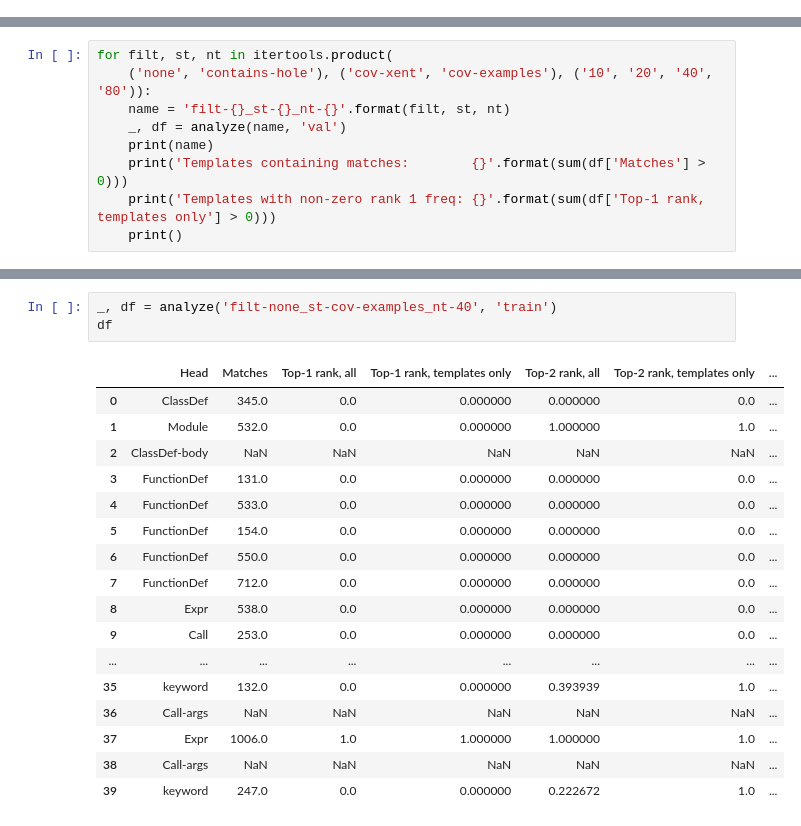
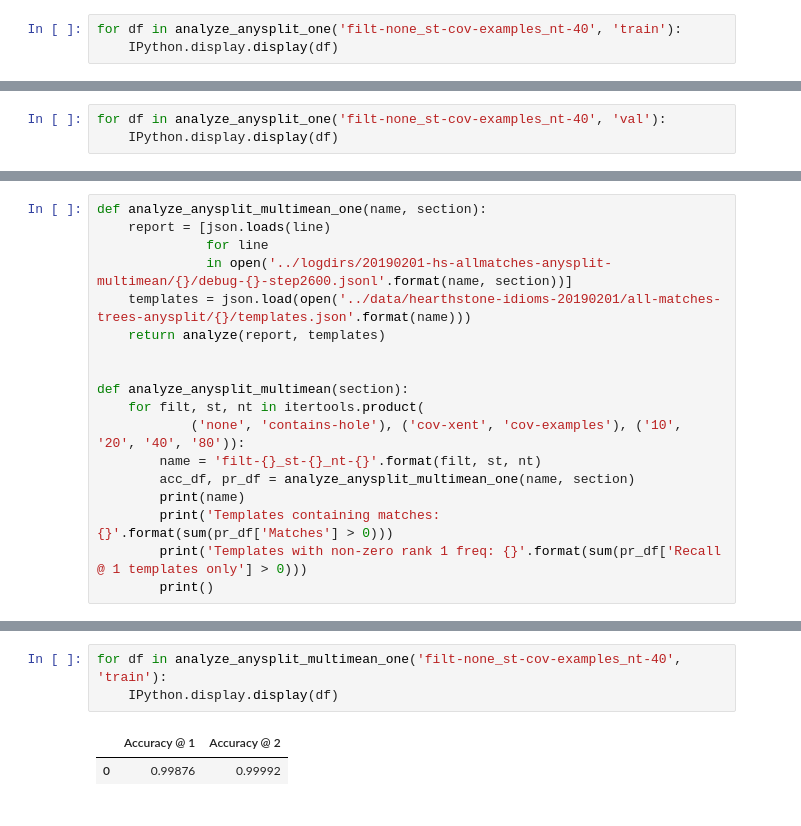
Before and after one commit to rshin/seq2struct, a Jupyter notebook: notebooks/hearthstone_idioms_multilabel.ipynb, the cells around one changed output, grey strips where cells are left out. Cells and saved outputs as stored; diff of their text form.

Commit message:
Update hearthstone_idioms_multilabel with precision

```diff
--- a/notebooks/hearthstone_idioms_multilabel.ipynb
+++ b/notebooks/hearthstone_idioms_multilabel.ipynb
@@ -89,0 +173,3 @@ Templates with non-zero rank 1 freq: 5
+# %%
+for df in analyze_anysplit_one('filt-none_st-cov-examples_nt-40', 'train'):
+    IPython.display.display(df)
@@ -89,0 +196,3 @@ Templates with non-zero rank 1 freq: 5
+# %%
+for df in analyze_anysplit_one('filt-none_st-cov-examples_nt-40', 'val'):
+    IPython.display.display(df)
@@ -90,9 +219,18 @@ Templates with non-zero rank 1 freq: 5
 # %%
-for filt, st, nt in itertools.product(
-    ('none', 'contains-hole'), ('cov-xent', 'cov-examples'), ('10', '20', '40', '80')):
-    name = 'filt-{}_st-{}_nt-{}'.format(filt, st, nt)
-    _, df = analyze(name, 'val')
-    print(name)
-    print('Templates containing matches:        {}'.format(sum(df['Matches'] > 0)))
-    print('Templates with non-zero rank 1 freq: {}'.format(sum(df['Top-1 rank, templates only'] > 0)))
-    print()
+def analyze_anysplit_multimean_one(name, section):
+    report = [json.loads(line)
+              for line
+              in open('../logdirs/20190201-hs-allmatches-anysplit-multimean/{}/debug-{}-step2600.jsonl'.format(name, section))]
+    templates = json.load(open('../data/hearthstone-idioms-20190201/all-matches-trees-anysplit/{}/templates.json'.format(name)))
+    return analyze(report, templates)
+
+
+def analyze_anysplit_multimean(section):
+    for filt, st, nt in itertools.product(
+            ('none', 'contains-hole'), ('cov-xent', 'cov-examples'), ('10', '20', '40', '80')):
+        name = 'filt-{}_st-{}_nt-{}'.format(filt, st, nt)
+        acc_df, pr_df = analyze_anysplit_multimean_one(name, section)
+        print(name)
+        print('Templates containing matches:        {}'.format(sum(pr_df['Matches'] > 0)))
+        print('Templates with non-zero rank 1 freq: {}'.format(sum(pr_df['Recall @ 1 templates only'] > 0)))
+        print()
@@ -117,22 +280,7 @@ Templates with non-zero rank 1 freq: 4
 # %%
-_, df = analyze('filt-none_st-cov-examples_nt-40', 'train')
-df
+for df in analyze_anysplit_multimean_one('filt-none_st-cov-examples_nt-40', 'train'):
+    IPython.display.display(df)
 # %% [output]
-|  | Head | Matches | Top-1 rank, all | Top-1 rank, templates only | Top-2 rank, all | Top-2 rank, templates only | ... |
-| 0 | ClassDef | 345.0 | 0.0 | 0.000000 | 0.000000 | 0.0 | ... |
-| 1 | Module | 532.0 | 0.0 | 0.000000 | 1.000000 | 1.0 | ... |
-| 2 | ClassDef-body | NaN | NaN | NaN | NaN | NaN | ... |
-| 3 | FunctionDef | 131.0 | 0.0 | 0.000000 | 0.000000 | 0.0 | ... |
-| 4 | FunctionDef | 533.0 | 0.0 | 0.000000 | 0.000000 | 0.0 | ... |
-| 5 | FunctionDef | 154.0 | 0.0 | 0.000000 | 0.000000 | 0.0 | ... |
-| 6 | FunctionDef | 550.0 | 0.0 | 0.000000 | 0.000000 | 0.0 | ... |
-| 7 | FunctionDef | 712.0 | 0.0 | 0.000000 | 0.000000 | 0.0 | ... |
-| 8 | Expr | 538.0 | 0.0 | 0.000000 | 0.000000 | 0.0 | ... |
-| 9 | Call | 253.0 | 0.0 | 0.000000 | 0.000000 | 0.0 | ... |
-| ... | ... | ... | ... | ... | ... | ... | ... |
-| 35 | keyword | 132.0 | 0.0 | 0.000000 | 0.393939 | 1.0 | ... |
-| 36 | Call-args | NaN | NaN | NaN | NaN | NaN | ... |
-| 37 | Expr | 1006.0 | 1.0 | 1.000000 | 1.000000 | 1.0 | ... |
-| 38 | Call-args | NaN | NaN | NaN | NaN | NaN | ... |
-| 39 | keyword | 247.0 | 0.0 | 0.000000 | 0.222672 | 1.0 | ... |
+|  | Accuracy @ 1 | Accuracy @ 2 |
+| 0 | 0.99876 | 0.99992 |
 # %%
```
Also changed, not shown: parts of 15 cells of this notebook.
